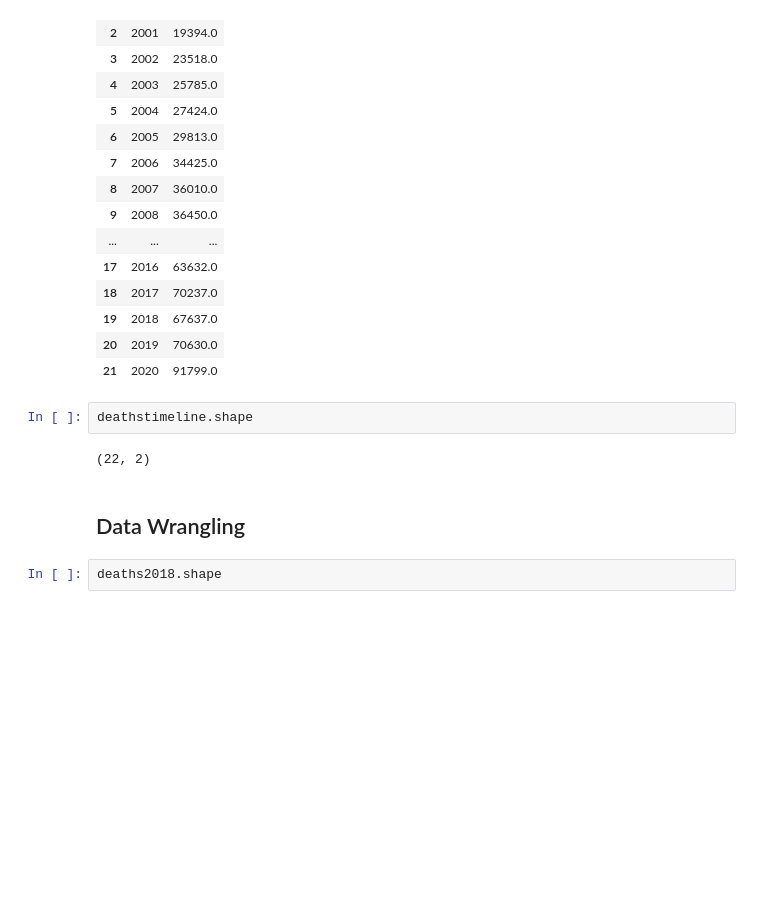
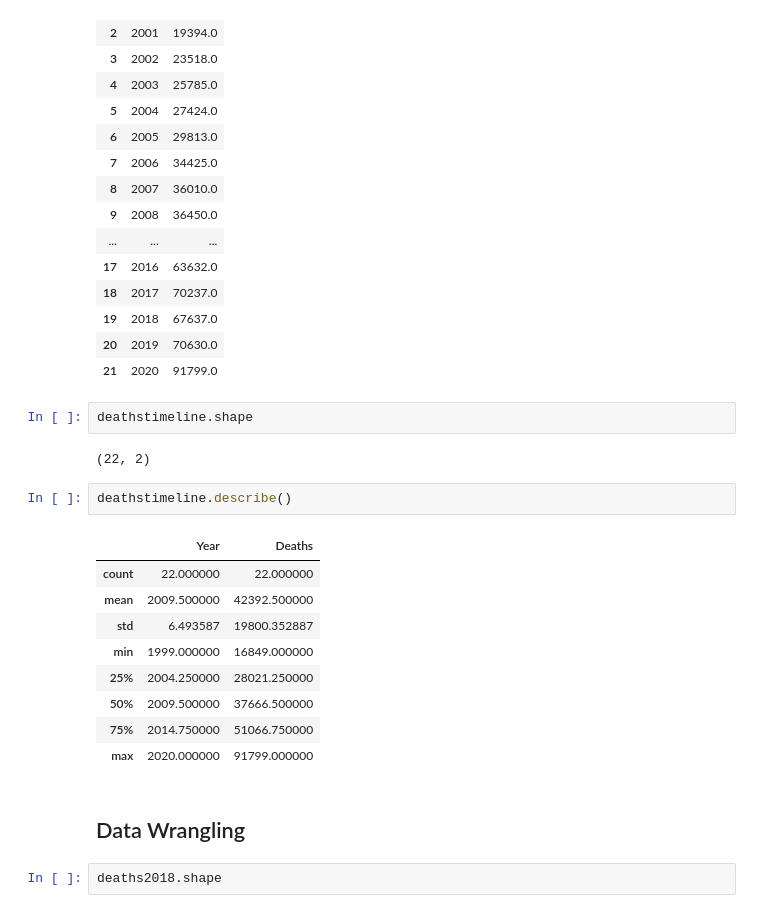
Before and after one commit to molly-rusk/DeathsbyDrugOverdoseinTheUS, a Jupyter notebook: Capstone_Notebook.ipynb, the cells around one changed output. Cells and saved outputs as stored; diff of their text form; blank space fills up the shorter version.

Commit message:
added describe to deathstimeline

```diff
--- a/Capstone_Notebook.ipynb
+++ b/Capstone_Notebook.ipynb
@@ -245,6 +245,18 @@ deathstimeline
 deathstimeline.shape
 # %% [output]
 (22, 2)
+# %%
+deathstimeline.describe()
+# %% [output]
+|  | Year | Deaths |
+| count | 22.000000 | 22.000000 |
+| mean | 2009.500000 | 42392.500000 |
+| std | 6.493587 | 19800.352887 |
+| min | 1999.000000 | 16849.000000 |
+| 25% | 2004.250000 | 28021.250000 |
+| 50% | 2009.500000 | 37666.500000 |
+| 75% | 2014.750000 | 51066.750000 |
+| max | 2020.000000 | 91799.000000 |
 # %% [markdown]
 ## Data Wrangling
 # %%
```
Also changed, not shown: parts of 10 cells of this notebook.
